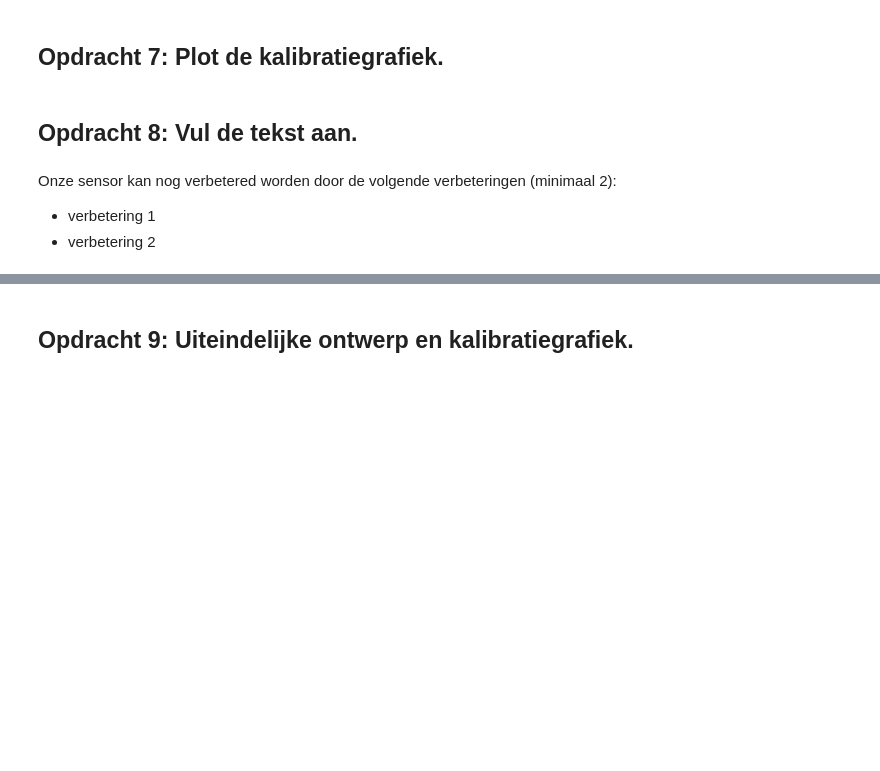
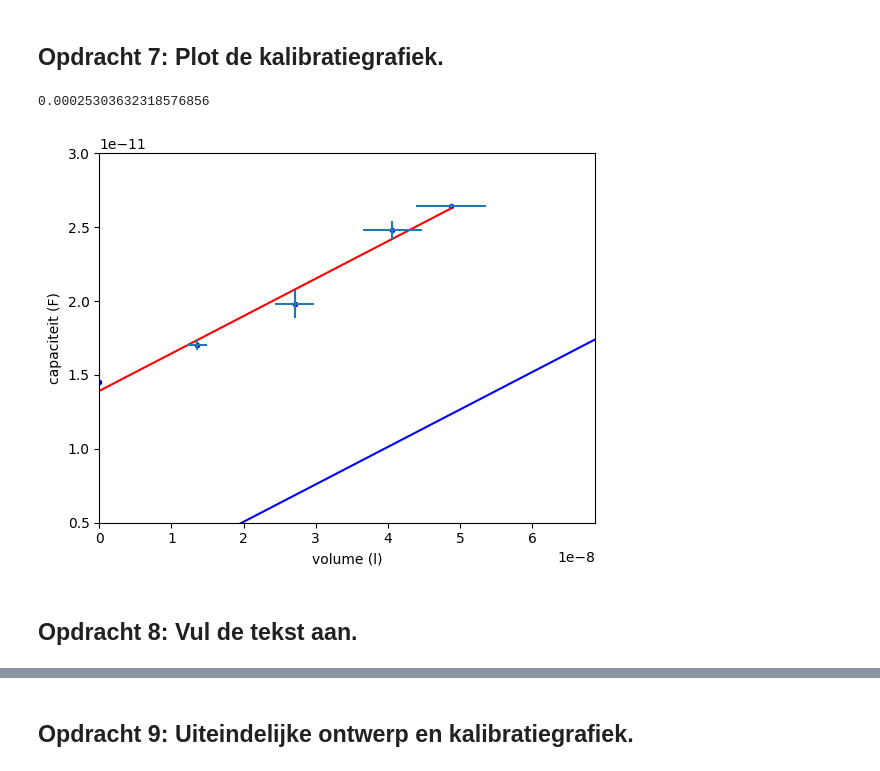
Before and after one commit to sjiemen/DEF_opdrachten_fork, a Jupyter notebook: FysiekeOntwerpopdrachten/2OntwerpEenSensorCondensator/DEFOntwerpopdracht2OntwerpEenSensorInvulTemplate.ipynb, the cells around one changed output, grey strips where cells are left out. Drawn from its saved outputs; the diff is of its cells as text; code cells hidden in the pictures; blank space fills up the shorter version.

```diff
--- a/FysiekeOntwerpopdrachten/2OntwerpEenSensorCondensator/DEFOntwerpopdracht2OntwerpEenSensorInvulTemplate.ipynb
+++ b/FysiekeOntwerpopdrachten/2OntwerpEenSensorCondensator/DEFOntwerpopdracht2OntwerpEenSensorInvulTemplate.ipynb
@@ -123,7 +119,42 @@ print(c)
+# %%
+# Plot hier je gemeten kalibratiegrafiek en plot in dezelfde figuur ook je verwachte ontwerpgrafiek.
+lengte = 0.087
+hoogte = 0.089
+Inhoud = lengte * hoogte * d
+
+capaciteit = np.array([14.5,17.0,19.8,24.8,26.4])*10**-12
+volume = np.array([0,0.25,0.5,0.75,0.9])*10**-3*(Inhoud*0.7)
+
+def function(x,a,b):
+    return a*x+b
+
+values, covariance = curve_fit(function, volume, capaciteit)
+x_fit = np.linspace(0, max(volume), 300)
+y_fit = function(x_fit,*values)
+print(values[0])
+
+capaciteit_err = np.abs(function(volume,*values)-capaciteit)
+volume_err = 0.1 * volume
+
+verwacht_volume = c/values[0]
+v_verwacht = np.array([verwacht_volume[0],verwacht_volume[10],verwacht_volume[-1]])
+C_verwacht = np.array([c[0],c[10],c[-1]])
+popt, pcov = curve_fit(function,v_verwacht,C_verwacht)
+x_nieuw = np.linspace(0,max(v_verwacht),300)
+
+
+plt.figure()
+plt.plot(volume, capaciteit,'b.')
+plt.plot(x_nieuw, function(x_nieuw,*popt),'b-')
+plt.xlim(0,max(volume+2*10**-8))
+plt.ylim(0.5e-11,0.3e-10)
+plt.plot(x_fit,y_fit,'r-')
+plt.errorbar(volume,capaciteit,capaciteit_err,volume_err, fmt = 'none')
+plt.xlabel(r'volume (l)')
+plt.ylabel(r'capaciteit (F)')
+plt.show()
+# %% [output]
+0.00025303632318576856
+[figure, added]
 # %% [markdown]
 ## Opdracht 8: Vul de tekst aan.
-# %% [markdown]
-Onze sensor kan nog verbetered worden door de volgende verbeteringen (minimaal 2):
-
-* verbetering 1
-* verbetering 2
```
Also changed, not shown: parts of 18 cells of this notebook, 1 other file.
